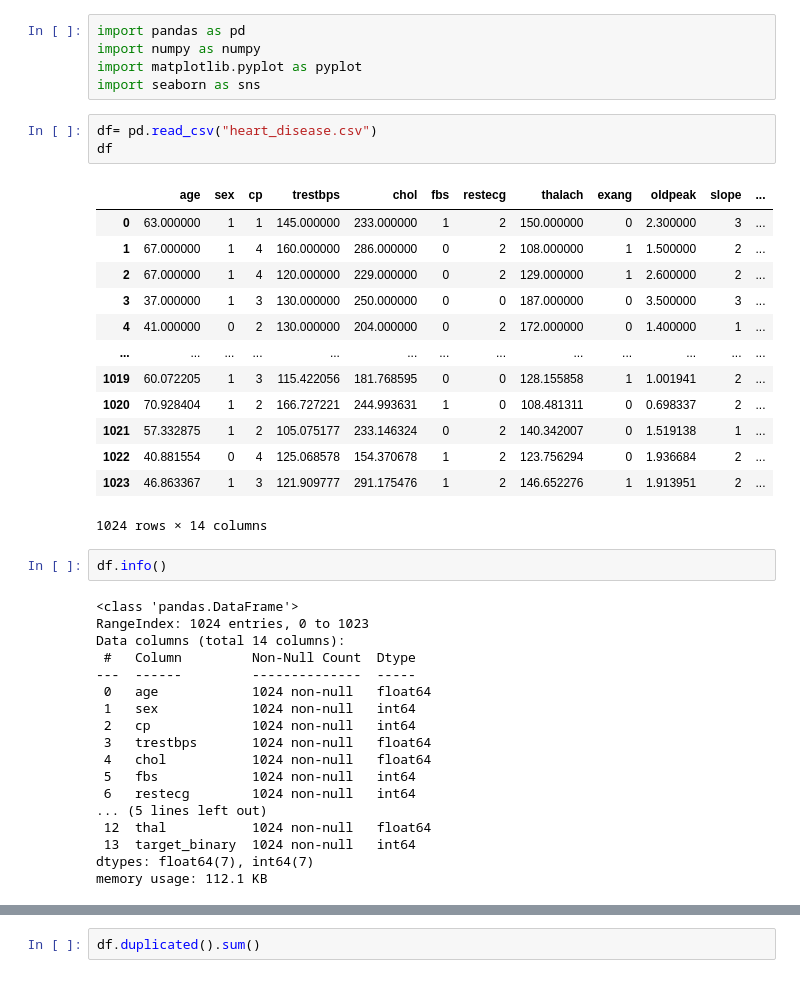
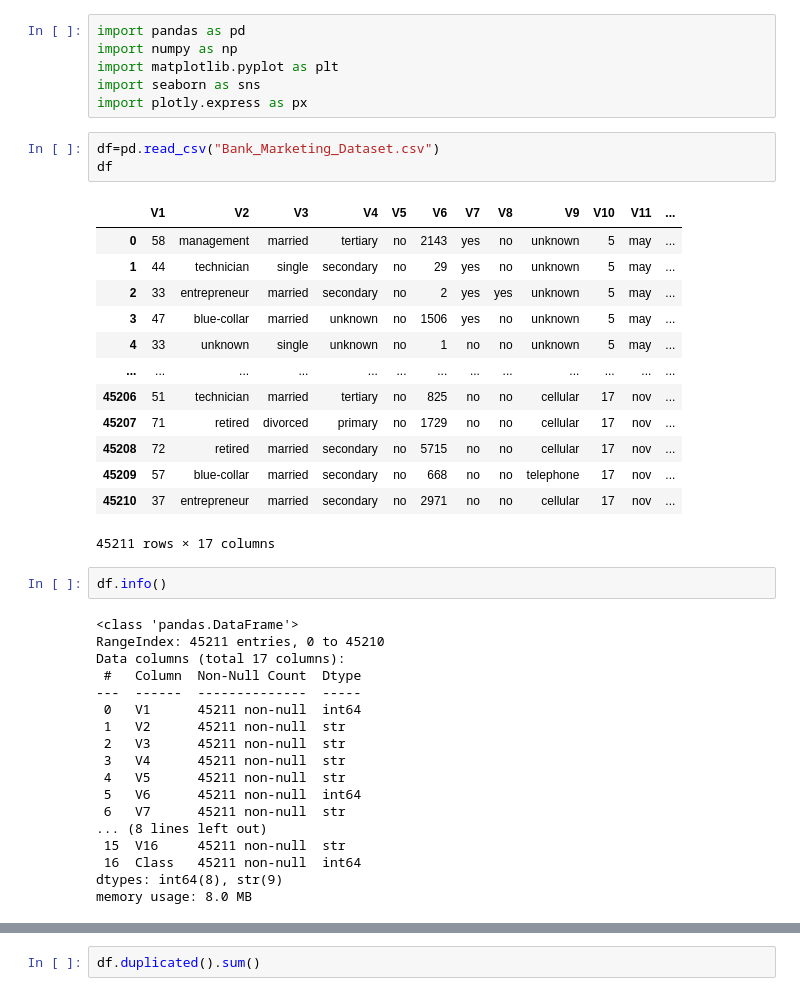
Before and after one commit to Madhvi728/DataScience-ML, a Jupyter notebook: analysis.ipynb, the cells around one changed output, grey strips where cells are left out. Cells and saved outputs as stored; diff of their text form.

```diff
--- a/analysis.ipynb
+++ b/analysis.ipynb
@@ -1,45 +1,46 @@
 # %%
 import pandas as pd
-import numpy as numpy
-import matplotlib.pyplot as pyplot
+import numpy as np
+import matplotlib.pyplot as plt
 import seaborn as sns
+import plotly.express as px
 # %%
-df= pd.read_csv("heart_disease.csv")
+df=pd.read_csv("Bank_Marketing_Dataset.csv")
 df
 # %% [output]
-|  | age | sex | cp | trestbps | chol | fbs | restecg | thalach | exang | oldpeak | slope | ... |
-| 0 | 63.000000 | 1 | 1 | 145.000000 | 233.000000 | 1 | 2 | 150.000000 | 0 | 2.300000 | 3 | ... |
-| 1 | 67.000000 | 1 | 4 | 160.000000 | 286.000000 | 0 | 2 | 108.000000 | 1 | 1.500000 | 2 | ... |
-| 2 | 67.000000 | 1 | 4 | 120.000000 | 229.000000 | 0 | 2 | 129.000000 | 1 | 2.600000 | 2 | ... |
-| 3 | 37.000000 | 1 | 3 | 130.000000 | 250.000000 | 0 | 0 | 187.000000 | 0 | 3.500000 | 3 | ... |
-| 4 | 41.000000 | 0 | 2 | 130.000000 | 204.000000 | 0 | 2 | 172.000000 | 0 | 1.400000 | 1 | ... |
+|  | V1 | V2 | V3 | V4 | V5 | V6 | V7 | V8 | V9 | V10 | V11 | ... |
+| 0 | 58 | management | married | tertiary | no | 2143 | yes | no | unknown | 5 | may | ... |
+| 1 | 44 | technician | single | secondary | no | 29 | yes | no | unknown | 5 | may | ... |
+| 2 | 33 | entrepreneur | married | secondary | no | 2 | yes | yes | unknown | 5 | may | ... |
+| 3 | 47 | blue-collar | married | unknown | no | 1506 | yes | no | unknown | 5 | may | ... |
+| 4 | 33 | unknown | single | unknown | no | 1 | no | no | unknown | 5 | may | ... |
 | ... | ... | ... | ... | ... | ... | ... | ... | ... | ... | ... | ... | ... |
-| 1019 | 60.072205 | 1 | 3 | 115.422056 | 181.768595 | 0 | 0 | 128.155858 | 1 | 1.001941 | 2 | ... |
-| 1020 | 70.928404 | 1 | 2 | 166.727221 | 244.993631 | 1 | 0 | 108.481311 | 0 | 0.698337 | 2 | ... |
-| 1021 | 57.332875 | 1 | 2 | 105.075177 | 233.146324 | 0 | 2 | 140.342007 | 0 | 1.519138 | 1 | ... |
-| 1022 | 40.881554 | 0 | 4 | 125.068578 | 154.370678 | 1 | 2 | 123.756294 | 0 | 1.936684 | 2 | ... |
-| 1023 | 46.863367 | 1 | 3 | 121.909777 | 291.175476 | 1 | 2 | 146.652276 | 1 | 1.913951 | 2 | ... |
+| 45206 | 51 | technician | married | tertiary | no | 825 | no | no | cellular | 17 | nov | ... |
+| 45207 | 71 | retired | divorced | primary | no | 1729 | no | no | cellular | 17 | nov | ... |
+| 45208 | 72 | retired | married | secondary | no | 5715 | no | no | cellular | 17 | nov | ... |
+| 45209 | 57 | blue-collar | married | secondary | no | 668 | no | no | telephone | 17 | nov | ... |
+| 45210 | 37 | entrepreneur | married | secondary | no | 2971 | no | no | cellular | 17 | nov | ... |
-1024 rows × 14 columns
+45211 rows × 17 columns
 # %%
 df.info()
 # %% [output]
 <class 'pandas.DataFrame'>
-RangeIndex: 1024 entries, 0 to 1023
-Data columns (total 14 columns):
- #   Column         Non-Null Count  Dtype
----  ------         --------------  -----
- 0   age            1024 non-null   float64
- 1   sex            1024 non-null   int64
- 2   cp             1024 non-null   int64
- 3   trestbps       1024 non-null   float64
- 4   chol           1024 non-null   float64
- 5   fbs            1024 non-null   int64
- 6   restecg        1024 non-null   int64
-... (5 lines left out)
- 12  thal           1024 non-null   float64
- 13  target_binary  1024 non-null   int64
-dtypes: float64(7), int64(7)
-memory usage: 112.1 KB
+RangeIndex: 45211 entries, 0 to 45210
+Data columns (total 17 columns):
+ #   Column  Non-Null Count  Dtype
+---  ------  --------------  -----
+ 0   V1      45211 non-null  int64
+ 1   V2      45211 non-null  str
+ 2   V3      45211 non-null  str
+ 3   V4      45211 non-null  str
+ 4   V5      45211 non-null  str
+ 5   V6      45211 non-null  int64
+ 6   V7      45211 non-null  str
+... (8 lines left out)
+ 15  V16     45211 non-null  str
+ 16  Class   45211 non-null  int64
+dtypes: int64(8), str(9)
+memory usage: 8.0 MB
 # %%
 df.isna().sum()
 # %% [output]
```
Also changed, not shown: parts of 24 cells of this notebook, 2 other files.
